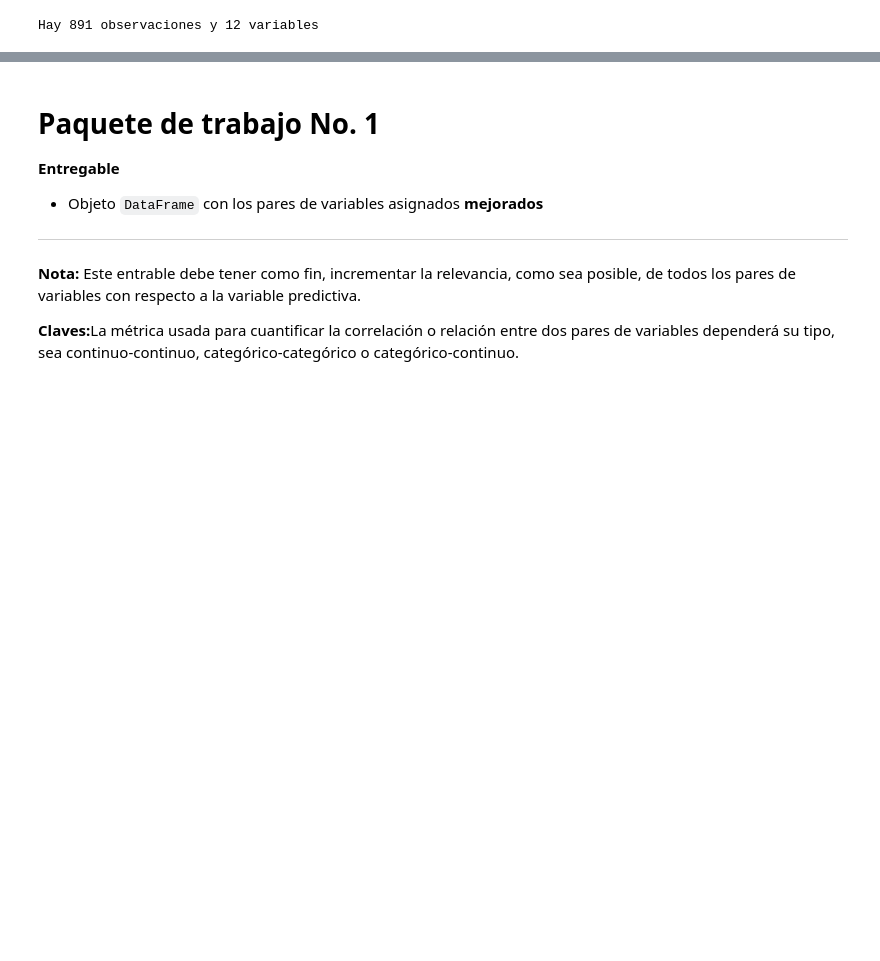
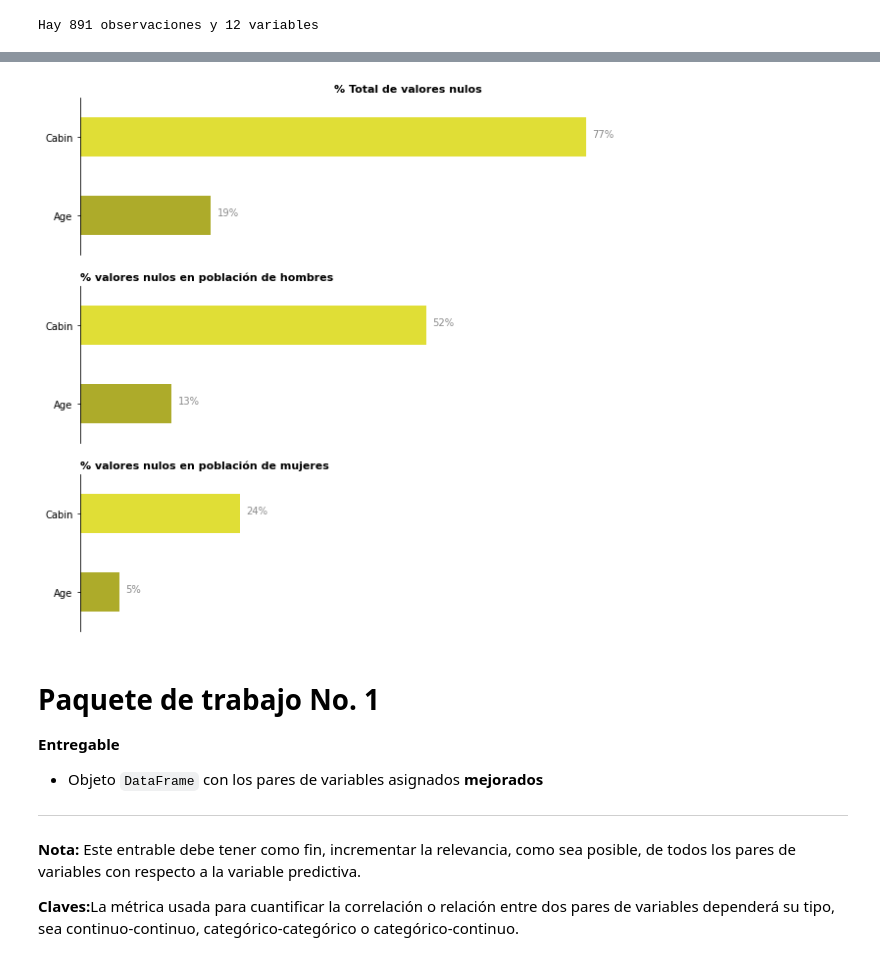
Before and after one commit to juancn95/saturdaysAI_titanic_challenge, a Jupyter notebook: SaturdaysAI_titanic_challenge.ipynb, the cells around one changed output, grey strips where cells are left out. Saved outputs shown, nothing was run; the diff lists cells and outputs as text; code cells hidden in the pictures; blank space fills up the shorter version.

Commit message:
Se añade gráfico de barras vertical de valores nulos en df

```diff
--- a/SaturdaysAI_titanic_challenge.ipynb
+++ b/SaturdaysAI_titanic_challenge.ipynb
@@ -100,3 +142,62 @@ df.head(5)
+# %%
+plt.subplots(3,1, figsize=(12,10))
+plt.subplot(311)
+
+graph = 100 * df[['Age', 'Cabin']].isnull().sum() / len(df)
+
+graph.plot(kind= 'barh', color = ['#ADAB2A', '#E0DE36'])
+
+ax = plt.gca()
+ax.spines['top'].set_visible(False)
+ax.spines['bottom'].set_visible(False)
+ax.spines['right'].set_visible(False)
+ax.set_title('% Total de valores nulos', **title)
+ax.set_xlim(0, 100)
+ax.tick_params(axis='x', which='both', bottom=False, labelbottom=False)
+
+for i, j in enumerate(graph):
+  ax.text(j + 1, i, '{}%'.format(int(j)), color= '#8C8C8C', **labels)
+
+
+###############
+plt.subplot(312)
+
+graph = 100 * df.loc[df.Sex == 'male', ['Age', 'Cabin']].isnull().sum() / len(df)
+
+graph.plot(kind= 'barh', color = ['#ADAB2A', '#E0DE36'])
+
+ax = plt.gca()
+ax.spines['top'].set_visible(False)
+ax.spines['bottom'].set_visible(False)
+ax.spines['right'].set_visible(False)
+ax.set_title('% valores nulos en población de hombres', loc='left', **title)
+ax.set_xlim(0, 100)
+ax.tick_params(axis='x', which='both', bottom=False, labelbottom=False)
+
+for i, j in enumerate(graph):
+  ax.text(j + 1, i, '{}%'.format(int(j)), color= '#8C8C8C', **labels)
+
+###############
+plt.subplot(313)
+
+graph = 100 * df.loc[df.Sex == 'female', ['Age', 'Cabin']].isnull().sum() / len(df)
+
+graph.plot(kind= 'barh', color = ['#ADAB2A', '#E0DE36'])
+
+ax = plt.gca()
+ax.spines['top'].set_visible(False)
+ax.spines['bottom'].set_visible(False)
+ax.spines['right'].set_visible(False)
+ax.set_title('% valores nulos en población de mujeres', loc='left', **title)
+ax.set_xlim(0, 100)
+ax.tick_params(axis='x', which='both', bottom=False, labelbottom=False)
+
+for i, j in enumerate(graph):
+  ax.text(j + 1, i, '{}%'.format(int(j)), color= '#8C8C8C', **labels)
+
+plt.show()
+# %% [output]
+[figure, added]
 # %%
 title = {'fontsize': 11, 'weight': 'bold'}
 labels = {'fontsize': 10, 'weight': 'normal'}
```
Also changed, not shown: parts of 10 cells of this notebook.
